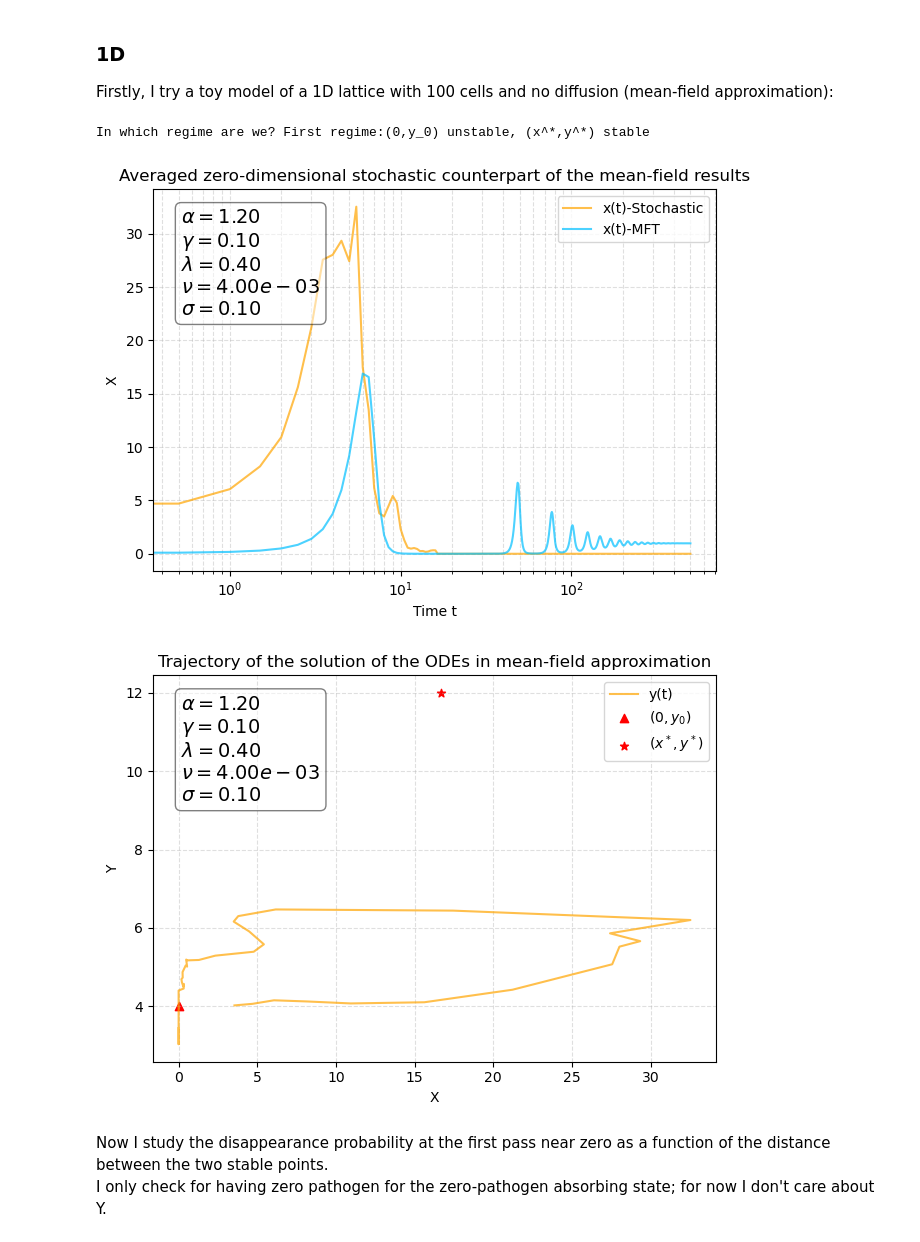
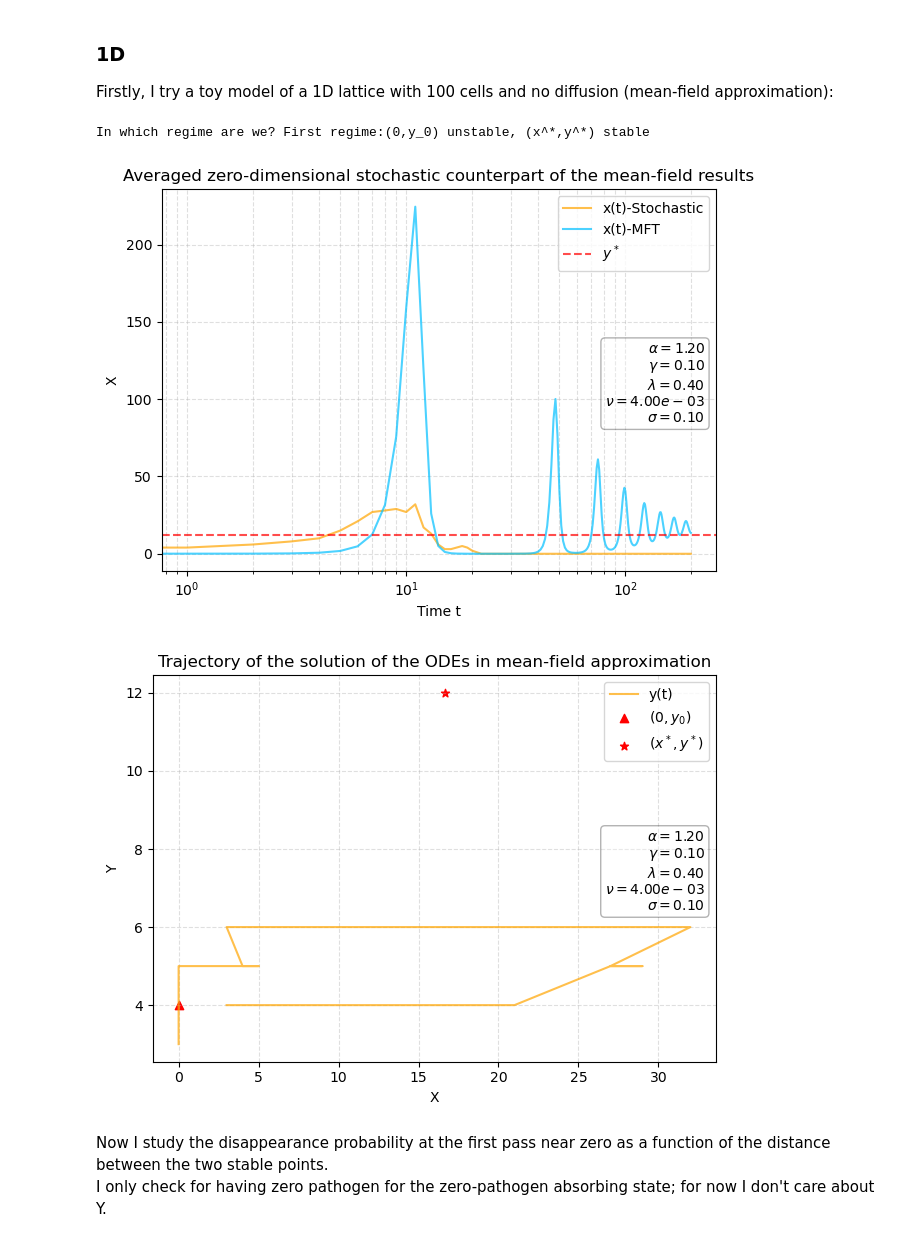
Before and after one commit to pietromalagoli/PCS, a Jupyter notebook: project.ipynb, the cells around one changed output. Drawn from its saved outputs; the diff is of its cells as text; code cells hidden in the pictures.

```diff
--- a/project.ipynb
+++ b/project.ipynb
@@ -43,11 +59,11 @@ def add_par_box(par):
     r'$\sigma=%.2f$' % (par['sigma'], )))
 
     # these are matplotlib.patch.Patch properties
-    props = dict(boxstyle='round', facecolor='white', alpha=0.5)
+    props = dict(boxstyle='round', facecolor='white', alpha=0.3)
 
-    # place a text box in upper left in axes coords
-    plt.gca().text(0.05, 0.95, textstr, transform=plt.gca().transAxes, fontsize=14,
-            verticalalignment='top', bbox=props)
+    # place a text box in the best spot in axes coords
+    plt.gca().text(0.98, 0.60, textstr, transform=plt.gca().transAxes, fontsize=10,
+            verticalalignment='top', horizontalalignment='right', bbox=props)
 # %% [markdown]
 Firstly, I try to reproduce the mean-field approach. The resulting system of ODEs is the following:
 $$
@@ -155,24 +159,23 @@ def system(z:np.ndarray ,t:np.ndarray ,par:dict):
     dydt = par['lambda'] + par['nu']*x*y - par['sigma']*y
     return [dxdt,dydt]
 
-# set the time span
-t_s = np.linspace(0,500,time_steps)
-
 # Solve
 X_ode = odeint(system,z0,t_s,args=(par,))[:,0]
 Y_ode = odeint(system,z0,t_s,args=(par,))[:,1]
 
+'''
 # Normalization
-X_ode /= np.mean(X_ode)
-Y_ode /= np.mean(Y_ode)
+X_ode /= np.max(X_ode)
+Y_ode /= np.max(Y_ode)
 
 # Normalize also the fixed points
-y0 /= np.mean(Y_ode)
-x_star /= np.mean(X_ode)
-y_star /= np.mean(Y_ode)
-
+y0 /= np.max(Y_ode)
+x_star /= np.max(X_ode)
+y_star /= np.max(Y_ode)
+'''
 # Trajectory of the solutions over time
 plt.plot(X_ode, Y_ode, c='orange', label='y(t)',alpha=0.7)
+plt.axvline(1,c='r',linestyle='-.',label='x=1',alpha=0.7)
 plt.title('Trajectory of the solution of the ODEs in mean-field approximation')
 plt.scatter(0,y0, c='r',marker='^',label=r'$(0,y_0)$')
 plt.scatter(x_star,y_star, c='r',marker='*',label=r'$(x^*,y^*)$')
@@ -229,11 +226,6 @@ par = {
     'Dy': 0.        # diffusion of y
 }
 '''
-
-# Define some meaningful quantities for the analysis
-y0 = par['lambda']/par['sigma']
-y_star = par['alpha']/par['gamma']
-x_star = (par['sigma']-par['lambda']*par['gamma']/par['alpha'])/par['nu']
 
 # In which regime are we?
 print(f'In which regime are we? {'First regime:(0,y_0) unstable, (x^*,y^*) stable' \
@@ -267,50 +259,48 @@ def lattice1(N:int,time_steps:int,par:dict):
             check_sign(lattice[i,:])
 
             # calculate the mean of x and y, so to compare it to the mean-field result
-            X_stoc[t] = np.mean(lattice[:,0])
-            Y_stoc[t] = np.mean(lattice[:,1])
+            X_stoc[t] = np.floor(np.mean(lattice[:,0]))                                 # floor so that it's alwasy an int
+            Y_stoc[t] = np.floor(np.mean(lattice[:,1]))
 
         #print(*lattice)                                                                # the asterisk in the print is used to print horizontally
     return X_stoc, Y_stoc
-
-# Time span
-t_s = np.linspace(0,500,time_steps)
 
 # Compute the model
 X_stoc, Y_stoc = lattice1(N=100,time_steps=time_steps,par=par)
 
 # plot the evolution of x(t)
 #plt.figure(figsize=(12,8))
-plt.plot(t_s, X_stoc,c='orange',label='x(t)-Stochastic',alpha=0.7)
-plt.plot(t_s,X_ode,c='deepskyblue',label='x(t)-MFT',alpha=0.7)
+plt.plot(X_stoc,c='orange',label='x(t)-Stochastic',alpha=0.7)
+plt.plot(X_ode,c='deepskyblue',label='x(t)-MFT',alpha=0.7)
+plt.axhline(y_star,c='r',linestyle='--',label=r'$y^*$',alpha=0.7)
 plt.title('Averaged zero-dimensional stochastic counterpart of the mean-field results')
 plt.xlabel('Time t')
 plt.ylabel('X')
 plt.xscale('log')
 plt.grid(True, which="both",alpha=0.4,linestyle='--')
 # Create a box plot for the parameters in 'par'
 add_par_box(par)
 plt.legend()
 plt.tight_layout()
 plt.show()
 
 # Provo a plottare y(x) per vedere se capisco il problema
 plt.plot(X_stoc, Y_stoc, c='orange', label='y(t)',alpha=0.7)
 plt.title('Trajectory of the solution of the ODEs in mean-field approximation')
 plt.scatter(0,y0, c='r',marker='^',label=r'$(0,y_0)$')
 plt.scatter(x_star,y_star, c='r',marker='*',label=r'$(x^*,y^*)$')
 plt.xlabel('X')
 plt.ylabel('Y')
 plt.grid(True, which="both",alpha=0.4,linestyle='--')
 # Create a box plot for the parameters in 'par'
 add_par_box(par)
 plt.legend()
 plt.tight_layout()
 plt.show()
 # %% [output]
 In which regime are we? First regime:(0,y_0) unstable, (x^*,y^*) stable
-[figure, old version]
+[figure, new version]
-[figure, old version]
+[figure, new version]
 # %% [markdown]
 Now I study the disappearance probability at the first pass near zero as a function of the distance between the two stable points.\
 I only check for having zero pathogen for the zero-pathogen absorbing state; for now I don't care about Y.
```
Also changed, not shown: parts of 6 cells of this notebook, 1 other file.
